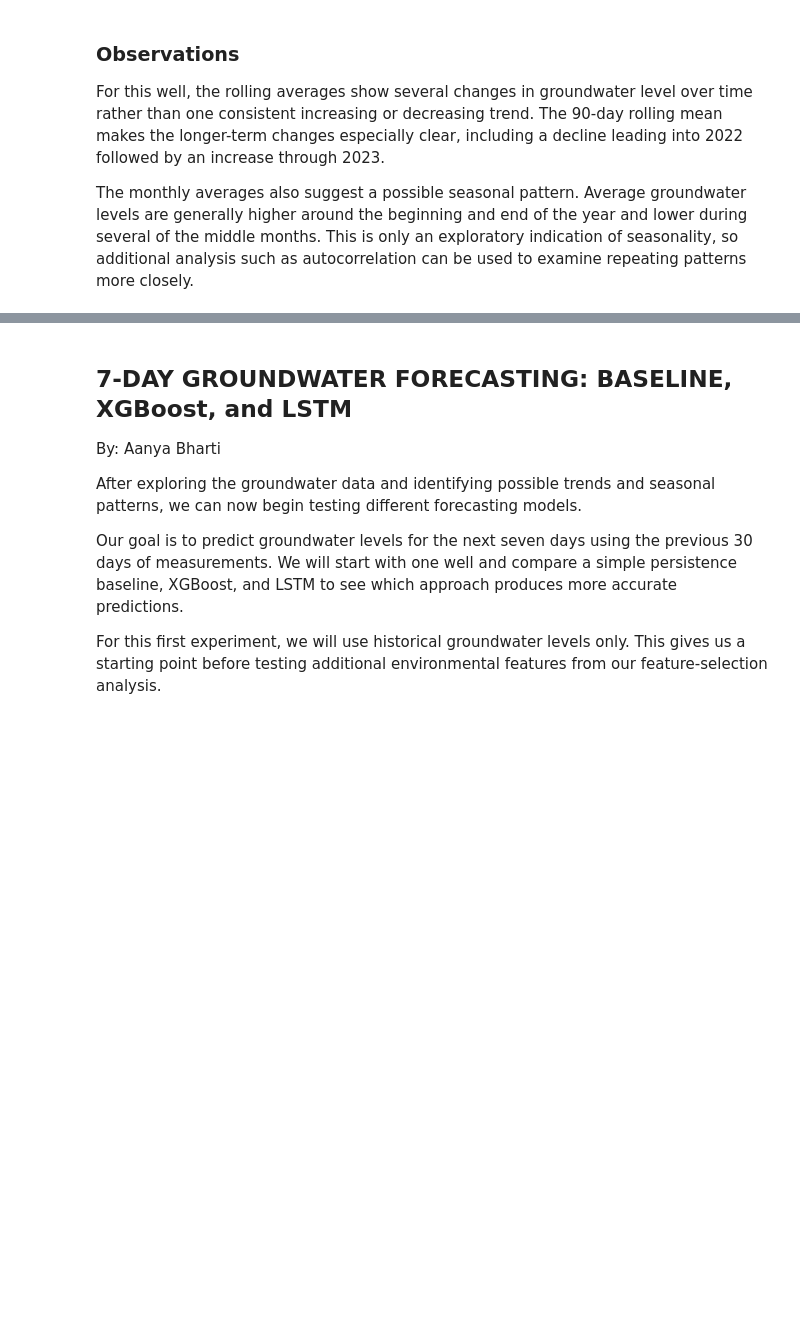
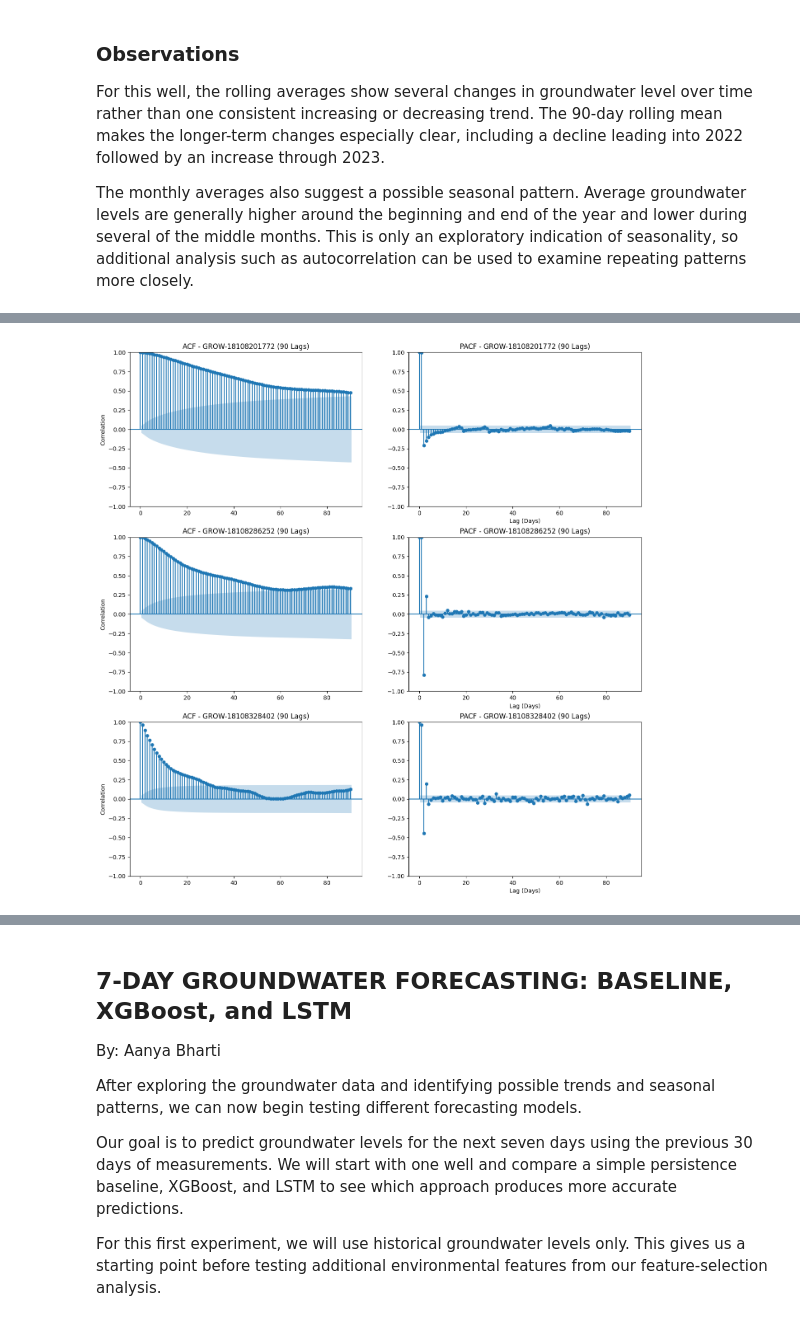
Before and after one commit to Break-Through-Tech/Microsoft-4A-groundwater-timeseries-prediction-using-AI, a Jupyter notebook: notebooks/Microsoft_4A.ipynb, the cells around one changed output, grey strips where cells are left out. Saved outputs shown, nothing was run; the diff lists cells and outputs as text; code cells hidden in the pictures; blank space fills up the shorter version.

Commit message:
add ACF and PACF plots and analysis

```diff
--- a/notebooks/Microsoft_4A.ipynb
+++ b/notebooks/Microsoft_4A.ipynb
@@ -441,0 +439,22 @@ The monthly averages also suggest a possible seasonal pattern. Average groundwat
+# %%
+from statsmodels.graphics.tsaplots import plot_acf, plot_pacf
+
+# Create figure to compare ACF and PACF across the 3 representative wells used previously
+fig, axes = plt.subplots(len(selected_wells), 2, figsize=(16, 5.5 * len(selected_wells)))
+
+for i, well in enumerate(selected_wells):
+    # Extract well's full time series
+    well_series = df_daily[df_daily["GROW_ID"] == well][target]
+
+    # Plot autocorrelation (ACF) on left side
+    # note: lags = number of datapoints (in this case, days)
+    plot_acf(well_series, ax=axes[i, 0], lags=90, title=f"ACF - {well} (90 Lags)")
+    axes[i, 0].set_ylabel("Correlation")
+
+    # Plot partial autocorrelation (PACF) on right side
+    plot_pacf(well_series, ax=axes[i, 1], lags=90, method="ywm", title=f"PACF - {well} (90 Lags)")
+    axes[i, 1].set_xlabel("Lag (Days)")
+
+plt.show()
+# %% [output]
+[figure, added]
```
Also changed, not shown: parts of 5 cells of this notebook.
